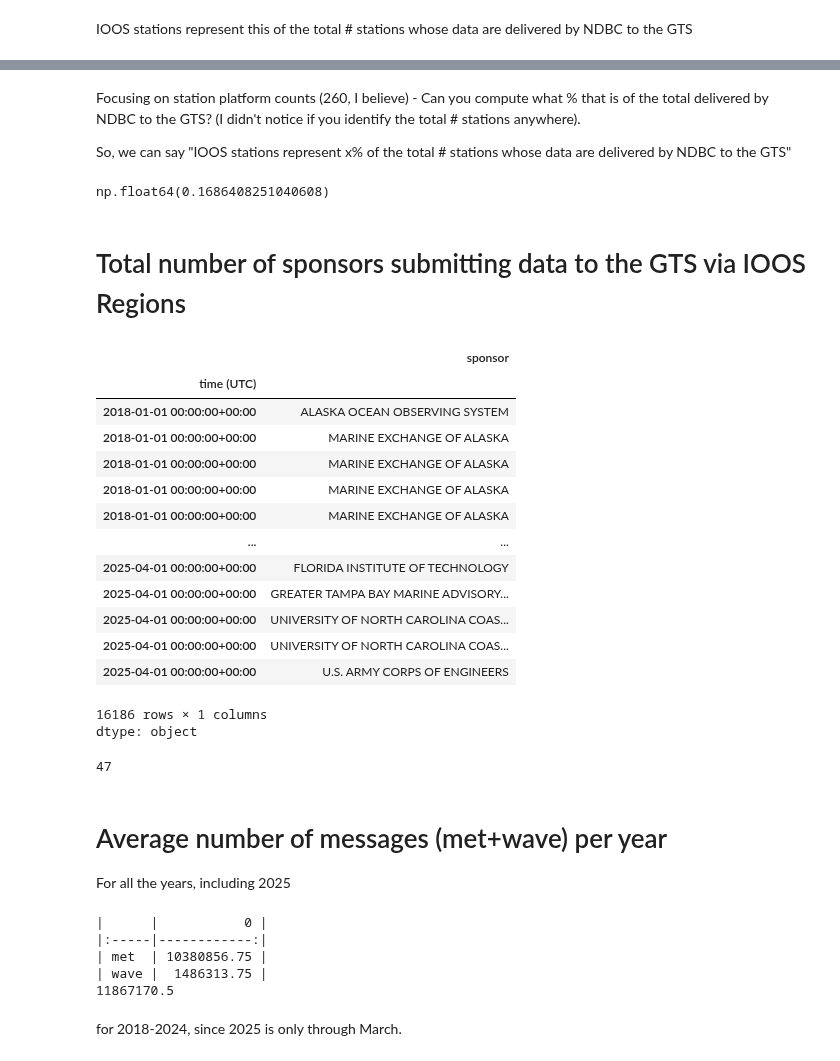
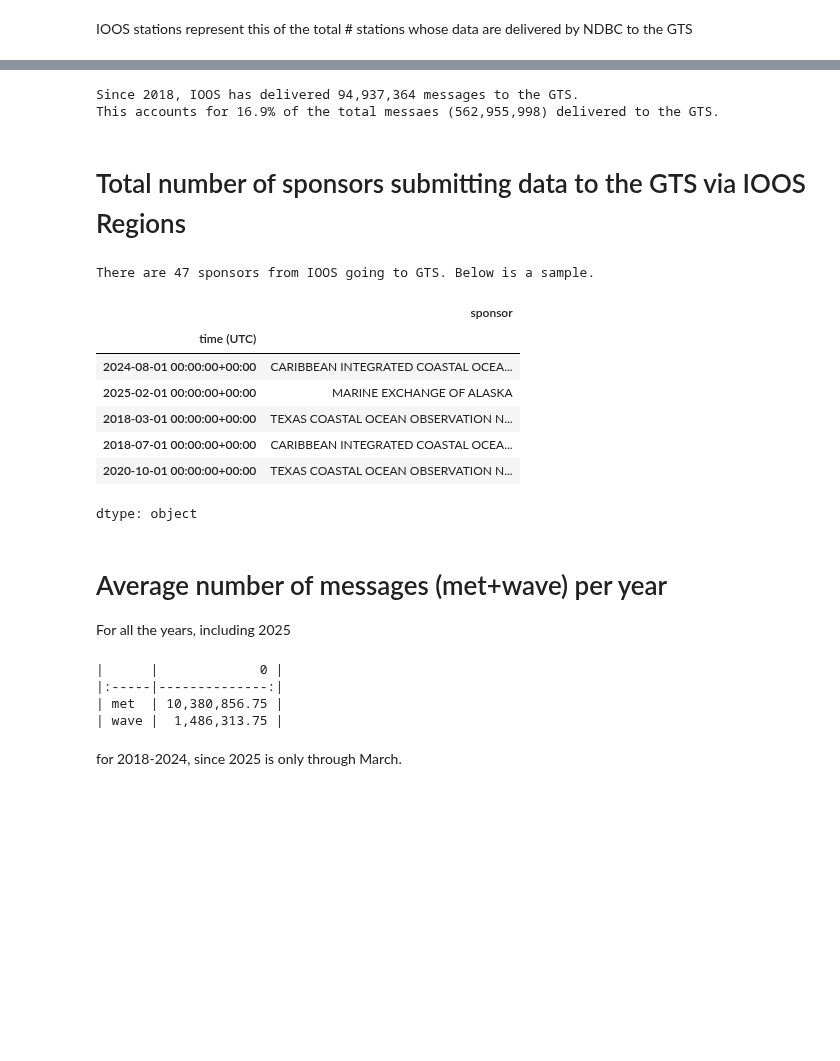
Before and after one commit to ioos/ioos_metrics, a Jupyter notebook: notebooks/IOOS_obs_2_NDBC.ipynb, the cells around one changed output, grey strips where cells are left out. Drawn from its saved outputs; the diff is of its cells as text; code cells hidden in the pictures; blank space fills up the shorter version.

```diff
--- a/notebooks/IOOS_obs_2_NDBC.ipynb
+++ b/notebooks/IOOS_obs_2_NDBC.ipynb
@@ -250,50 +229,48 @@ Since 2018 IOOS regions have sent 260 unique stations' data to the GTS through N
-# %% [markdown]
-Focusing on station platform counts (260, I believe) - Can you compute what % that is of the total delivered by NDBC to the GTS? (I didn't notice if you identify the total # stations anywhere).
-
-So, we can say "IOOS stations represent x% of the total # stations whose data are delivered by NDBC to the GTS"
 # %%
+total_ioos_count = yearly_totals.loc['IOOS','total'].sum()
+
+print(f'Since {first_year}, IOOS has delivered {total_ioos_count:,} messages to the GTS.')
+
 ioos_ndbc_non_NDBC = yearly_totals.loc['IOOS'] + yearly_totals.loc['NDBC'] + yearly_totals.loc['non-NDBC']
 
-yearly_totals.loc['IOOS','total'].sum() / ioos_ndbc_non_NDBC['total'].sum()
+total_pcnt = yearly_totals.loc['IOOS','total'].sum() / ioos_ndbc_non_NDBC['total'].sum()
+
+print(f'This accounts for {total_pcnt*100:.1f}% of the total messaes ({ioos_ndbc_non_NDBC.total.sum():,}) delivered to the GTS.')
 # %% [output]
-np.float64(0.1686408251040608)
+Since 2018, IOOS has delivered 94,937,364 messages to the GTS.
+This accounts for 16.9% of the total messaes (562,955,998) delivered to the GTS.
 # %% [markdown]
 # Total number of sponsors submitting data to the GTS via IOOS Regions
-# %%
-df.loc[df['source']=='IOOS'].sponsor
-# %% [output]
-|  | sponsor |
-| time (UTC) |  |
-| 2018-01-01 00:00:00+00:00 | ALASKA OCEAN OBSERVING SYSTEM |
-| 2018-01-01 00:00:00+00:00 | MARINE EXCHANGE OF ALASKA |
-| 2018-01-01 00:00:00+00:00 | MARINE EXCHANGE OF ALASKA |
-| 2018-01-01 00:00:00+00:00 | MARINE EXCHANGE OF ALASKA |
-| 2018-01-01 00:00:00+00:00 | MARINE EXCHANGE OF ALASKA |
-| ... | ... |
-| 2025-04-01 00:00:00+00:00 | FLORIDA INSTITUTE OF TECHNOLOGY |
-| 2025-04-01 00:00:00+00:00 | GREATER TAMPA BAY MARINE ADVISORY... |
-| 2025-04-01 00:00:00+00:00 | UNIVERSITY OF NORTH CAROLINA COAS... |
-| 2025-04-01 00:00:00+00:00 | UNIVERSITY OF NORTH CAROLINA COAS... |
-| 2025-04-01 00:00:00+00:00 | U.S. ARMY CORPS OF ENGINEERS |
-16186 rows × 1 columns
-dtype: object
-# %%
-len(df.loc[df['source']=='IOOS'].sponsor.unique())
-# %% [output]
-47
+# %%
+count_sponsors = len(df.loc[df['source']=='IOOS'].sponsor.unique())
+print(f'There are {count_sponsors} sponsors from IOOS going to GTS. Below is a sample.')
+
+df.loc[df['source']=='IOOS'].sponsor.sample(n=5)
+# %% [output]
+There are 47 sponsors from IOOS going to GTS. Below is a sample.
+|  | sponsor |
+| time (UTC) |  |
+| 2024-08-01 00:00:00+00:00 | CARIBBEAN INTEGRATED COASTAL OCEA... |
+| 2025-02-01 00:00:00+00:00 | MARINE EXCHANGE OF ALASKA |
+| 2018-03-01 00:00:00+00:00 | TEXAS COASTAL OCEAN OBSERVATION N... |
+| 2018-07-01 00:00:00+00:00 | CARIBBEAN INTEGRATED COASTAL OCEA... |
+| 2020-10-01 00:00:00+00:00 | TEXAS COASTAL OCEAN OBSERVATION N... |
+dtype: object
 # %% [markdown]
 # Average number of messages (met+wave) per year
 
 For all the years, including 2025
 # %%
-print(df.groupby(by=["source", pd.Grouper(freq="YE")])[['met','wave']].sum().loc['IOOS'].mean().to_markdown(floatfmt=''))
-print(df.groupby(by=["source", pd.Grouper(freq="YE")])[['met','wave']].sum().loc['IOOS'].mean().sum())
+ioos_avg_per_year_df = df.groupby(by=["source", pd.Grouper(freq="YE")])[['met','wave']].sum().loc['IOOS'].mean()#.to_markdown(floatfmt='')
+ioos_avg_met_wave_per_year = ioos_avg_per_year_df.sum()
+
+
+print(f'{ioos_avg_per_year_df.to_markdown(floatfmt=",")}')
 # %% [output]
-|      |           0 |
-|:-----|------------:|
-| met  | 10380856.75 |
-| wave |  1486313.75 |
-11867170.5
+|      |             0 |
+|:-----|--------------:|
+| met  | 10,380,856.75 |
+| wave |  1,486,313.75 |
 # %% [markdown]
 for 2018-2024, since 2025 is only through March.
 # %%
```
Also changed, not shown: parts of 30 cells of this notebook.
